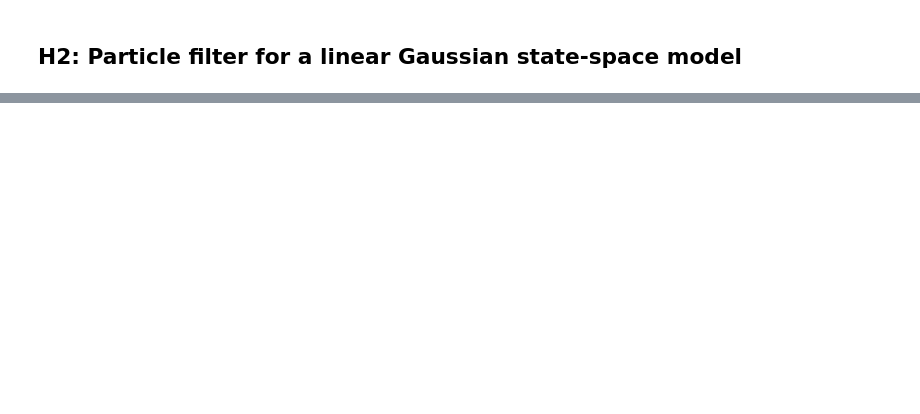
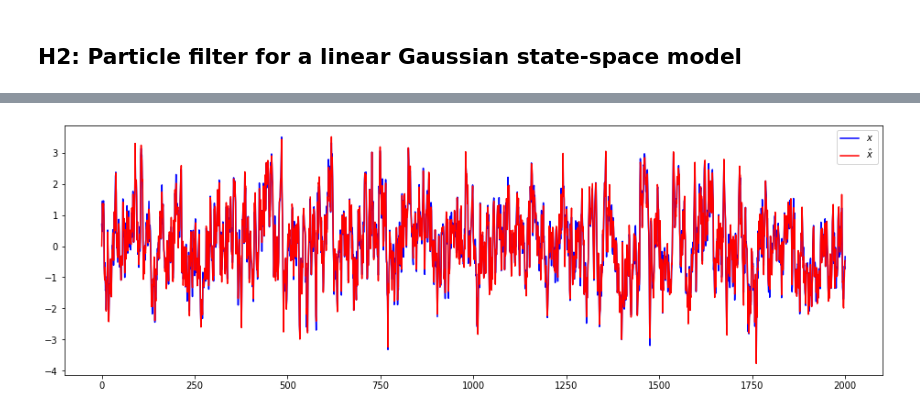
Before and after one commit to marcusklasson/smc_methods, a Jupyter notebook: homework/h2.ipynb, the cells around one changed output, grey strips where cells are left out. Drawn from its saved outputs; the diff is of its cells as text; code cells hidden in the pictures; blank space fills up the shorter version.

Commit message:
Kalman filter finished

```diff
--- a/homework/h2.ipynb
+++ b/homework/h2.ipynb
@@ -26,0 +28,32 @@ plt.show()
+# %%
+# Implement the Kalman filter!
+def kalman_filter(y, A, C, Q, R, P0):
+
+    T = len(y)
+    # Define filtering means x_hat and covariances P_hat
+    x_hat = np.zeros(T+1)
+    P_hat = np.zeros(T+1)
+
+    # Initialize mean and cov at time 0 as zero and P0 respectively
+    P_hat[0] = P0
+
+    for t in range(1, T+1):
+
+        P_time_update = A**2 * P_hat[t-1] + Q
+        K = P_time_update * C / (P_time_update * C**2 + R)
+
+        x_hat[t] = A*x_hat[t-1] + K*(y[t-1] - C*A*x_hat[t-1])
+        P_hat[t] = P_time_update - K*C*P_time_update
+
+    return x_hat, P_hat
+# %%
+x_hat, _ = kalman_filter(y, A=0.8, C=2.0, Q=0.5, R=0.1, P0=2.0)
+
+fig, ax = plt.subplots(figsize=(16, 5))
+ax.plot(x, 'b-', label='$x$', fillstyle='none')
+ax.plot(x_hat, 'r-', label='$\hat{x}$', fillstyle='none')
+#ax.set_xlim(-1, T+1)
+ax.legend()
+plt.show()
+# %% [output]
+[figure, added]
```
Also changed, not shown: parts of 2 cells of this notebook.
